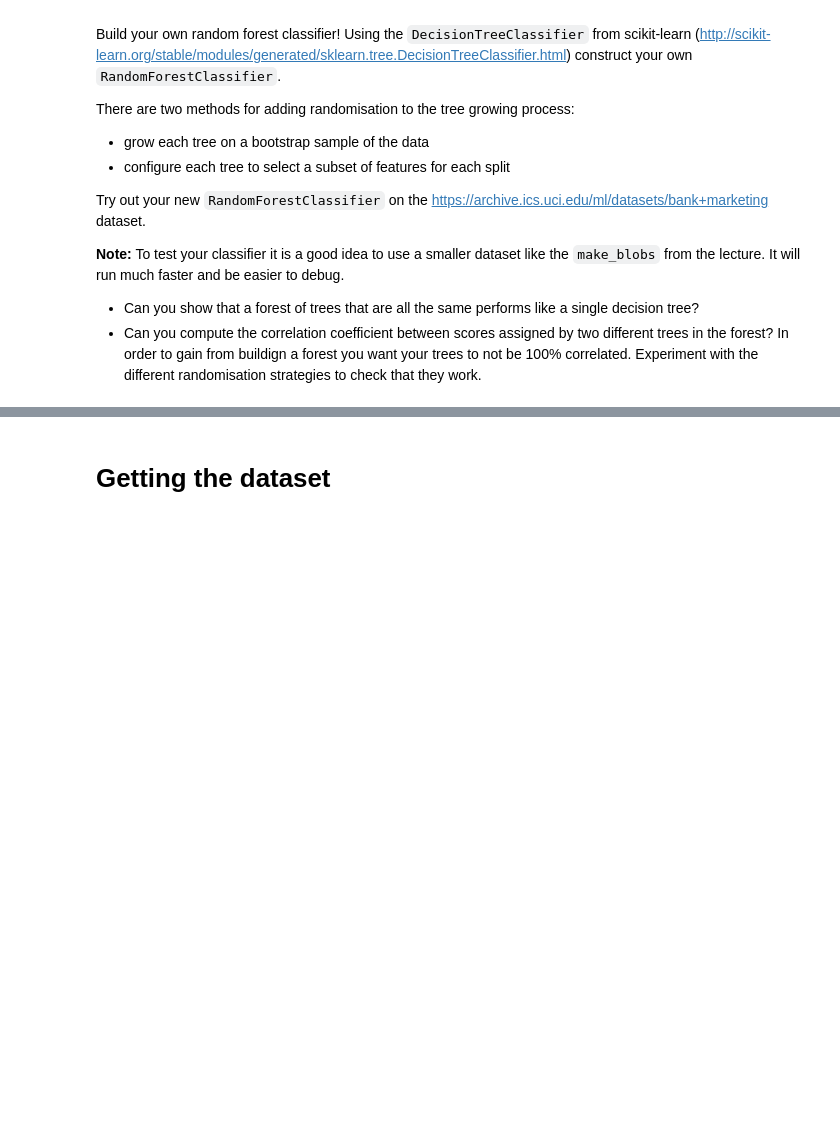
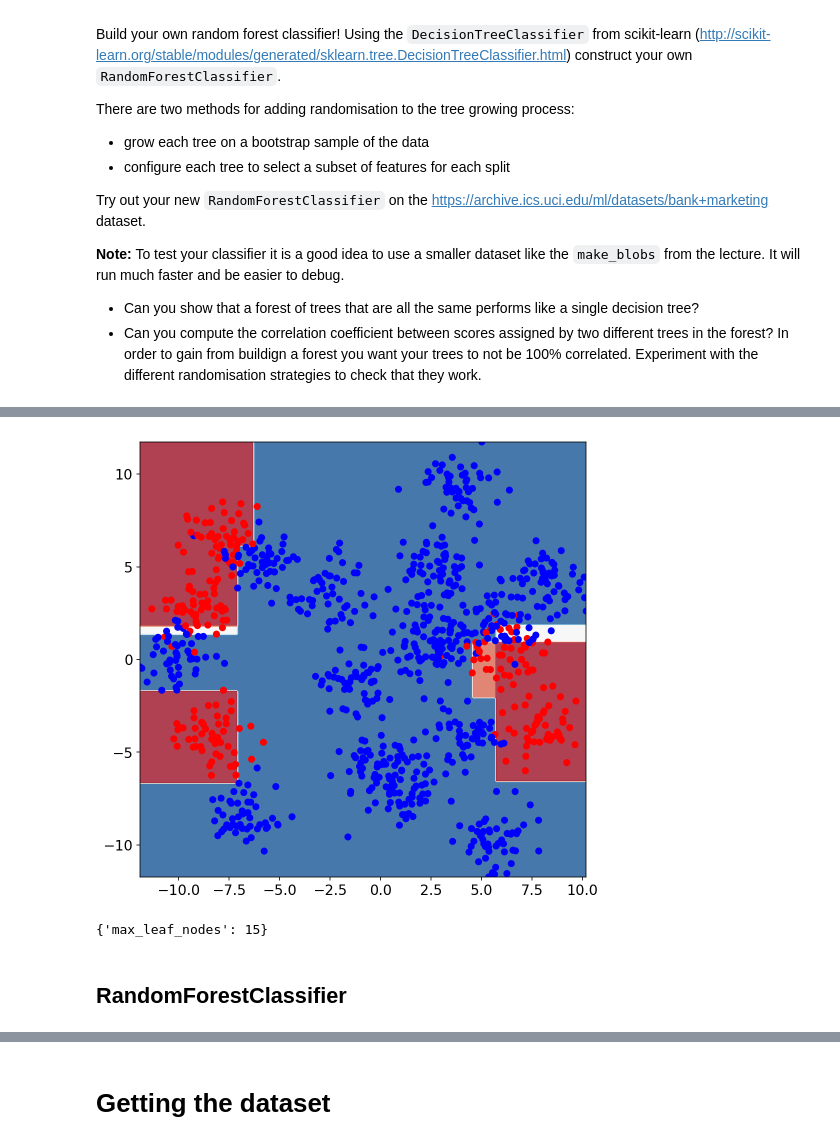
Before and after one commit to calispac/advanced-computing-2018, a Jupyter notebook: material/lecture-02/exercise.ipynb, the cells around one changed output, grey strips where cells are left out. Saved outputs shown, nothing was run; the diff lists cells and outputs as text; code cells hidden in the pictures; blank space fills up the shorter version.

```diff
--- a/material/lecture-02/exercise.ipynb
+++ b/material/lecture-02/exercise.ipynb
@@ -36,0 +126,11 @@ Try out your new `RandomForestClassifier` on the https://archive.ics.uci.edu/ml/
+# %%
+from utils import plot_surface
+
+plot_surface(grid.best_estimator_, X, y)
+
+print(grid.best_params_)
+# %% [output]
+[figure, added]
+{'max_leaf_nodes': 15}
+# %% [markdown]
+## RandomForestClassifier
```
Also changed, not shown: parts of 18 cells of this notebook.
